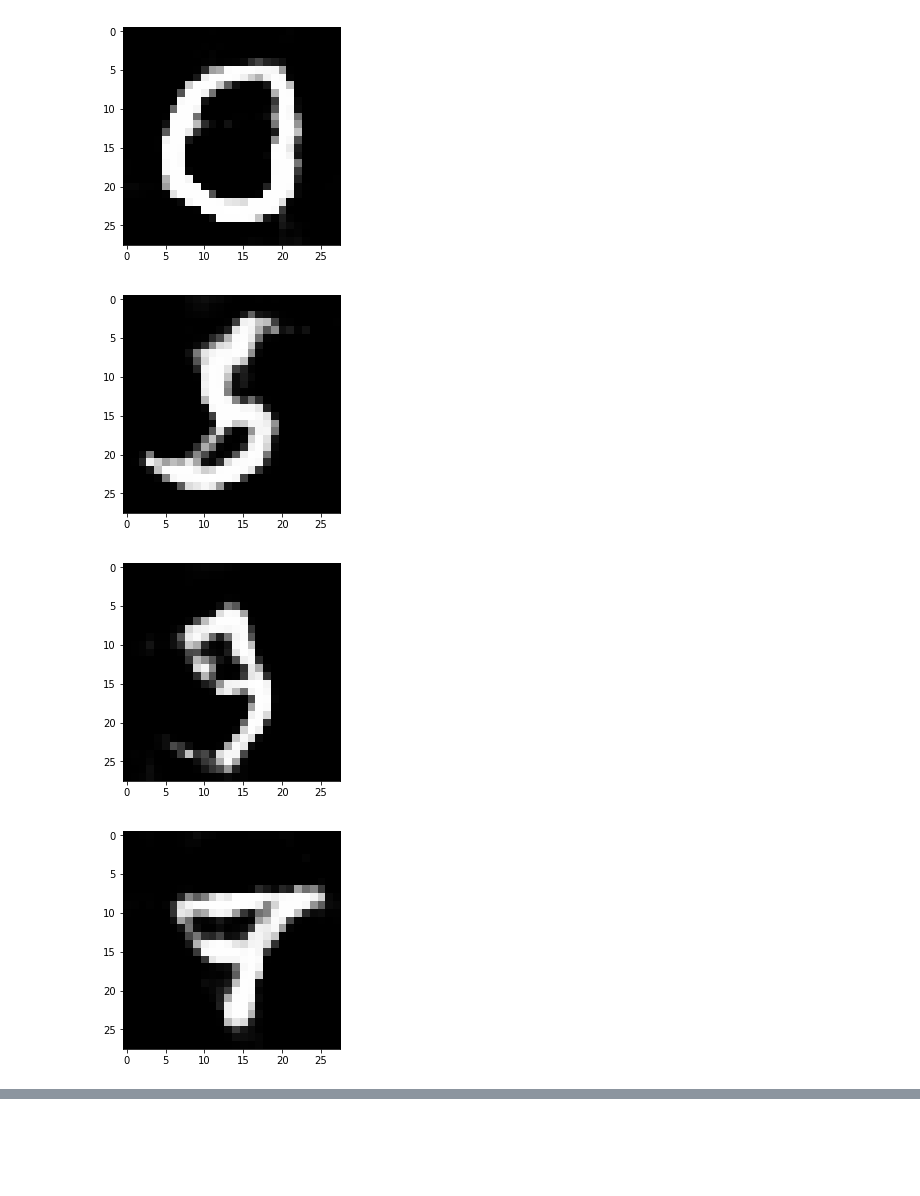
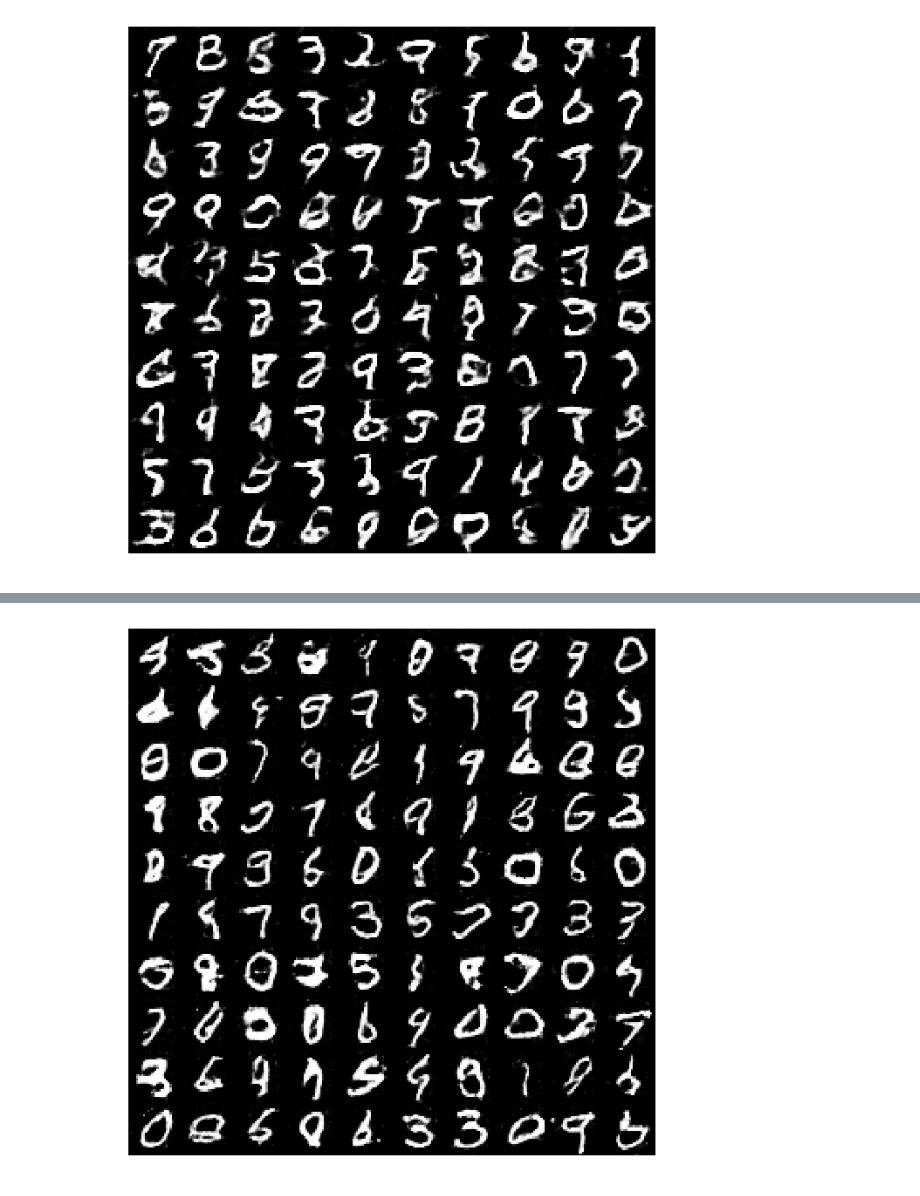
Before and after one commit to O1SA/face-generation, a Jupyter notebook: MNIST GAN Results.ipynb, the cells around one changed output, grey strips where cells are left out. Cells and saved outputs as stored; diff of their text form; code cells hidden in the pictures; blank space fills up the shorter version.

```diff
--- a/MNIST GAN Results.ipynb
+++ b/MNIST GAN Results.ipynb
@@ -6,18 +6,16 @@ from matplotlib import pyplot
 import helper
 # %%
 def display(sample):
+    fig=pyplot.figure(figsize=(10, 10), dpi= 80)
     images_grid = helper.images_square_grid(sample, 'L')
+    pyplot.axis('off')
     pyplot.imshow(images_grid, cmap='gray')
     pyplot.show()
 # %%
 n = MnistGAN()
 # %%
-# get samples from checkpoint and display them
-for i in range(5):
-    sample = n.generate('output/mnist_gan.ckpt')
-    display(sample)
+# 2 epochs local
+samples = n.generate(100, 'output/mnist_gan.ckpt')
+display(samples)
 # %% [output]
-[figure, old version]
+[figure, new version]
-[figure, removed]
-[figure, removed]
-[figure, removed]
@@ -24,0 +22,6 @@ for i in range(5):
+# %%
+# 3 epochs runned on floydhub
+samples = n.generate(100, 'output/epochs_3/mnist_gan.ckpt')
+display(samples)
+# %% [output]
+[figure, added]
```
Also changed, not shown: parts of 4 cells of this notebook, 2 other files.
